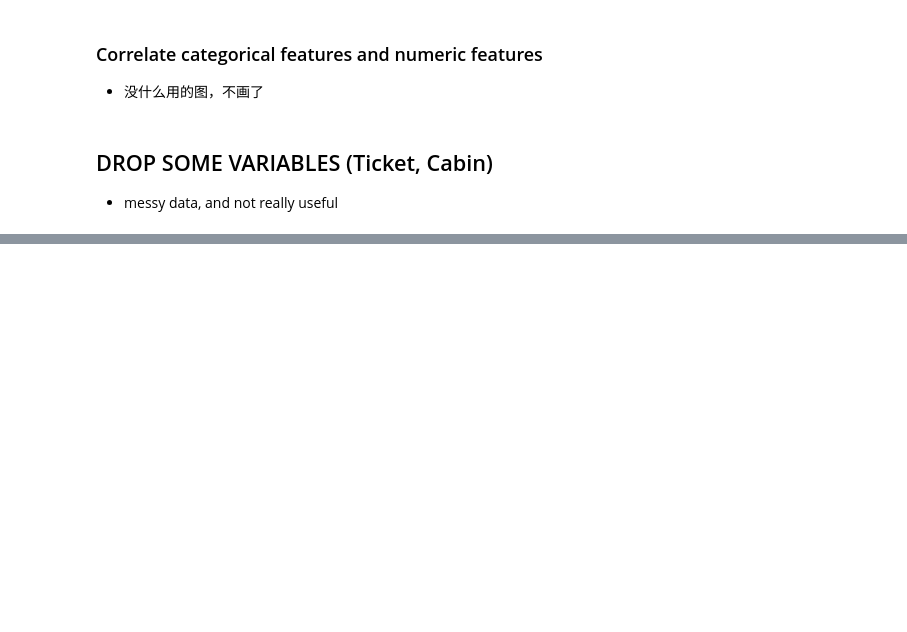
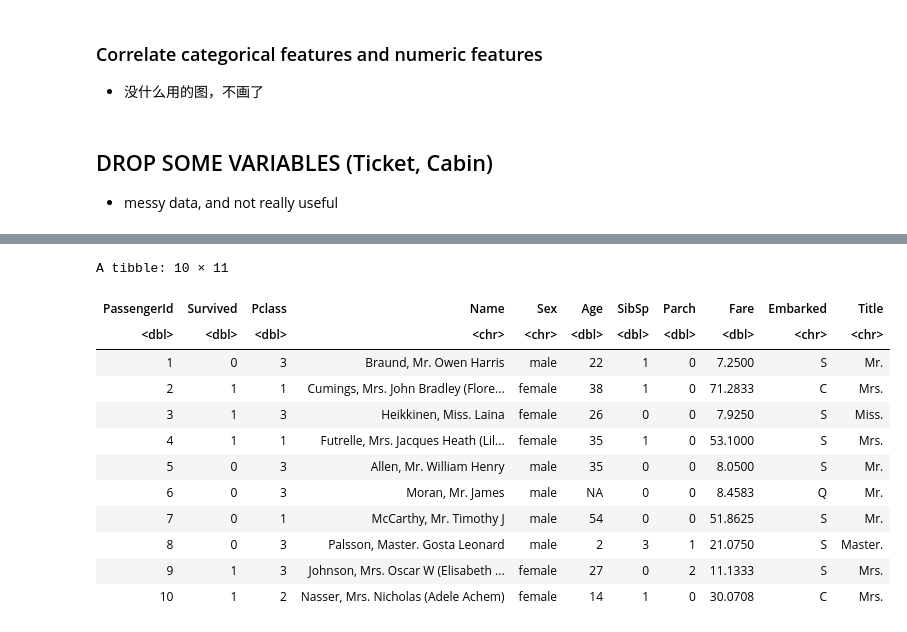
Before and after one commit to gli81/kaggle, a Jupyter notebook: Titanic-Machine-Learning-from-Disaster/titanicR.ipynb, the cells around one changed output, grey strips where cells are left out. Drawn from its saved outputs; the diff is of its cells as text; code cells hidden in the pictures; blank space fills up the shorter version.

```diff
--- a/Titanic-Machine-Learning-from-Disaster/titanicR.ipynb
+++ b/Titanic-Machine-Learning-from-Disaster/titanicR.ipynb
@@ -261,0 +250,12 @@ combined = list(train_data, test_data)
+# %%
+for (i in seq_along(combined)){
+    combined[[i]] <- mutate(combined[[i]], Title = str_extract(Name, "([A-Za-z]+)\\."))
+#     print(typeof(combined[[i]]))
+}
+
+# mutate(train_data, Title = str_extract(Name, "([A-Za-z]+)\\."))
+# mutate(test_data, Title = str_extract(Name, "([A-Za-z]+)\\."))
+# combined <- lst(train_data, test_data)
+train_data <- combined[[1]]
+test_data <- combined[[2]]
+# print(is_tibble(combined[[1]]))
@@ -261,0 +268,16 @@ combined = list(train_data, test_data)
+# %%
+head(train_data, n=10)
+# %% [output]
+A tibble: 10 × 11
+| PassengerId | Survived | Pclass | Name | Sex | Age | SibSp | Parch | Fare | Embarked | Title |
+| <dbl> | <dbl> | <dbl> | <chr> | <chr> | <dbl> | <dbl> | <dbl> | <dbl> | <chr> | <chr> |
+| 1 | 0 | 3 | Braund, Mr. Owen Harris | male | 22 | 1 | 0 | 7.2500 | S | Mr. |
+| 2 | 1 | 1 | Cumings, Mrs. John Bradley (Flore... | female | 38 | 1 | 0 | 71.2833 | C | Mrs. |
+| 3 | 1 | 3 | Heikkinen, Miss. Laina | female | 26 | 0 | 0 | 7.9250 | S | Miss. |
+| 4 | 1 | 1 | Futrelle, Mrs. Jacques Heath (Lil... | female | 35 | 1 | 0 | 53.1000 | S | Mrs. |
+| 5 | 0 | 3 | Allen, Mr. William Henry | male | 35 | 0 | 0 | 8.0500 | S | Mr. |
+| 6 | 0 | 3 | Moran, Mr. James | male | NA | 0 | 0 | 8.4583 | Q | Mr. |
+| 7 | 0 | 1 | McCarthy, Mr. Timothy J | male | 54 | 0 | 0 | 51.8625 | S | Mr. |
+| 8 | 0 | 3 | Palsson, Master. Gosta Leonard | male | 2 | 3 | 1 | 21.0750 | S | Master. |
+| 9 | 1 | 3 | Johnson, Mrs. Oscar W (Elisabeth ... | female | 27 | 0 | 2 | 11.1333 | S | Mrs. |
+| 10 | 1 | 2 | Nasser, Mrs. Nicholas (Adele Achem) | female | 14 | 1 | 0 | 30.0708 | C | Mrs. |
```
Also changed, not shown: parts of 9 cells of this notebook.
